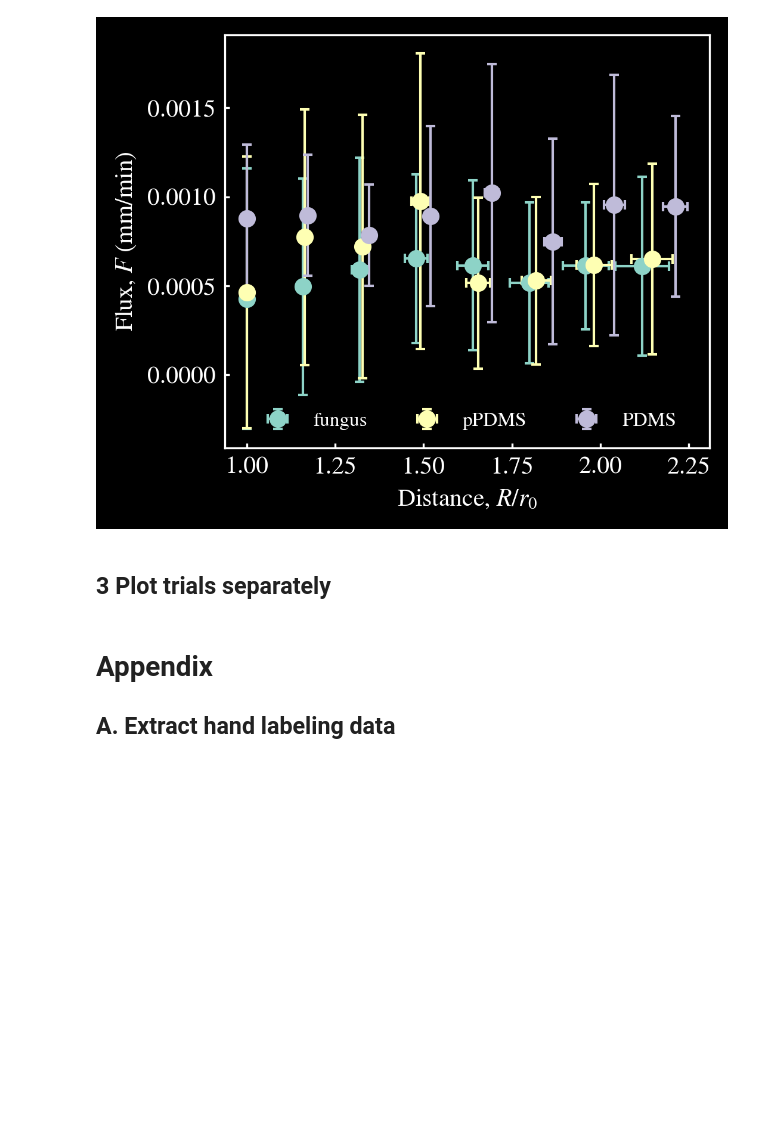
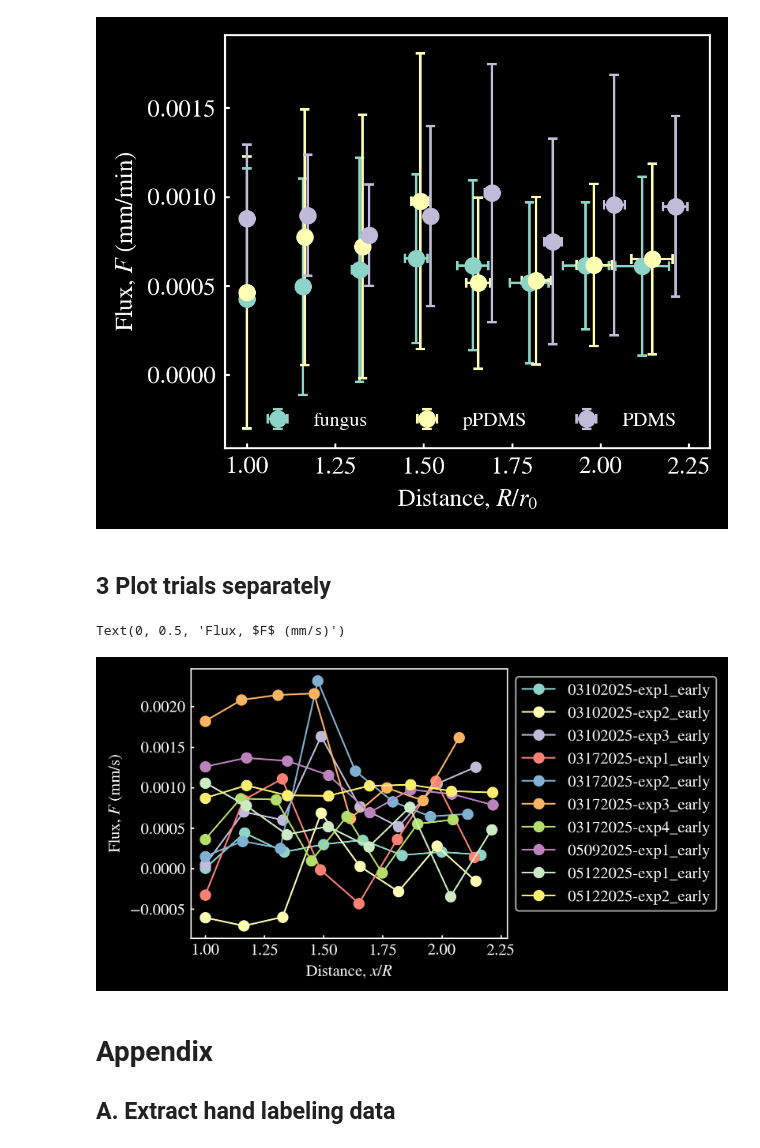
Before and after one commit to ZLoverty/F, a Jupyter notebook: Code/Condensation_flux.ipynb, the cells around one changed output. Cells and saved outputs as stored; diff of their text form; code cells hidden in the pictures; blank space fills up the shorter version.

Commit message:
plot individual trials

```diff
--- a/Code/Condensation_flux.ipynb
+++ b/Code/Condensation_flux.ipynb
@@ -359,8 +359,9 @@ def find_unique_materials(folder):
                 info_dir = os.path.join(r, sf, "crop", "info.json")
                 if os.path.exists(info_dir):
                     with open(info_dir, "r") as f:
-                        info = f.load()
+                        info = json.load(f)
                         materials.append(info["material"])
+                        labels.append("{0}-{1}".format(info["date"], info["name"]))
                         folders.append(os.path.join(r, sf, "crop"))
     return materials, folders, labels
 # %%
@@ -397,15 +395,15 @@ x = {}
 F = {}
 count = 0
 
-for material, folder in zip(materials, folders):
+for material, folder, label in zip(materials, folders, labels):
     if material not in x:
         x[material] = []
         F[material] = []
     with pd.HDFStore(os.path.join(folder, "nrvf.h5"), "r") as f:
         center = f["center"]
         Fx = f["Fx"]
-    x[material].append(Fx.x.to_frame(count)/center["R"])
-    F[material].append(Fx.F.to_frame(count))
+    x[material].append(Fx.x.to_frame(label)/center["R"])
+    F[material].append(Fx.F.to_frame(label))
     count += 1
 
 for material in x:
@@ -442,6 +440,18 @@ for num, fileDir in enumerate(l):
     os.rename(fileDir, os.path.join(folder, f"{num:04d}.jpg"))
 # %% [markdown]
 ## 3 Plot trials separately
+# %%
+fig, ax = plt.subplots(figsize=(3.5, 3), dpi=300)
+mat = "pPDMS"
+for kw in F[mat].columns[::]:
+    ax.plot(x[mat][kw], F[mat][kw], "o", lw=1, ls="-", label=kw)
+ax.legend(bbox_to_anchor=(1.002, 1))
+ax.set_xlabel("Distance, $x/R$")
+ax.set_ylabel("Flux, $F$ (mm/s)")
+# plt.tight_layout()
+# %% [output]
+Text(0, 0.5, 'Flux, $F$ (mm/s)')
+[figure, added]
 # %% [markdown]
 # Appendix
 
```
Also changed, not shown: parts of 2 cells of this notebook.
